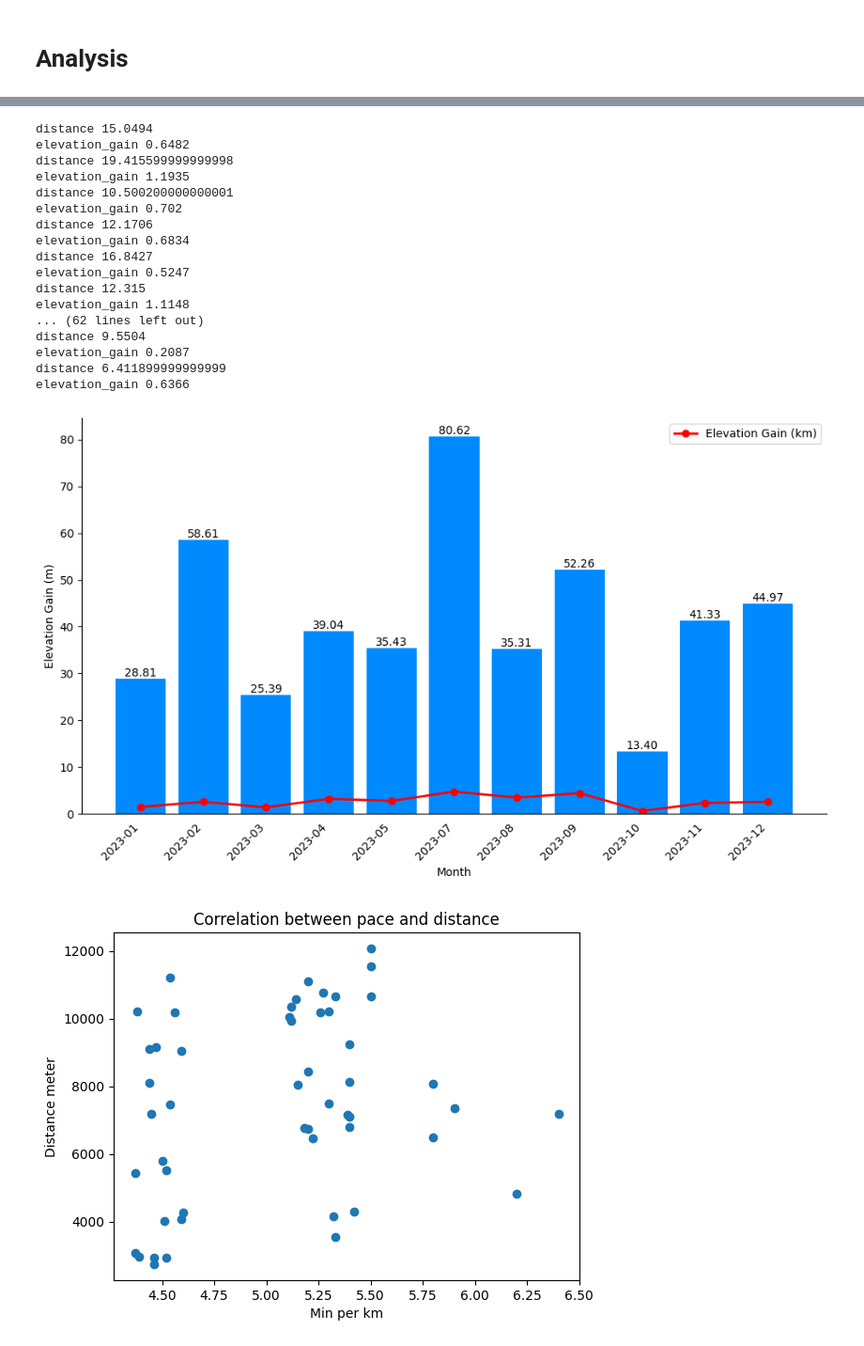
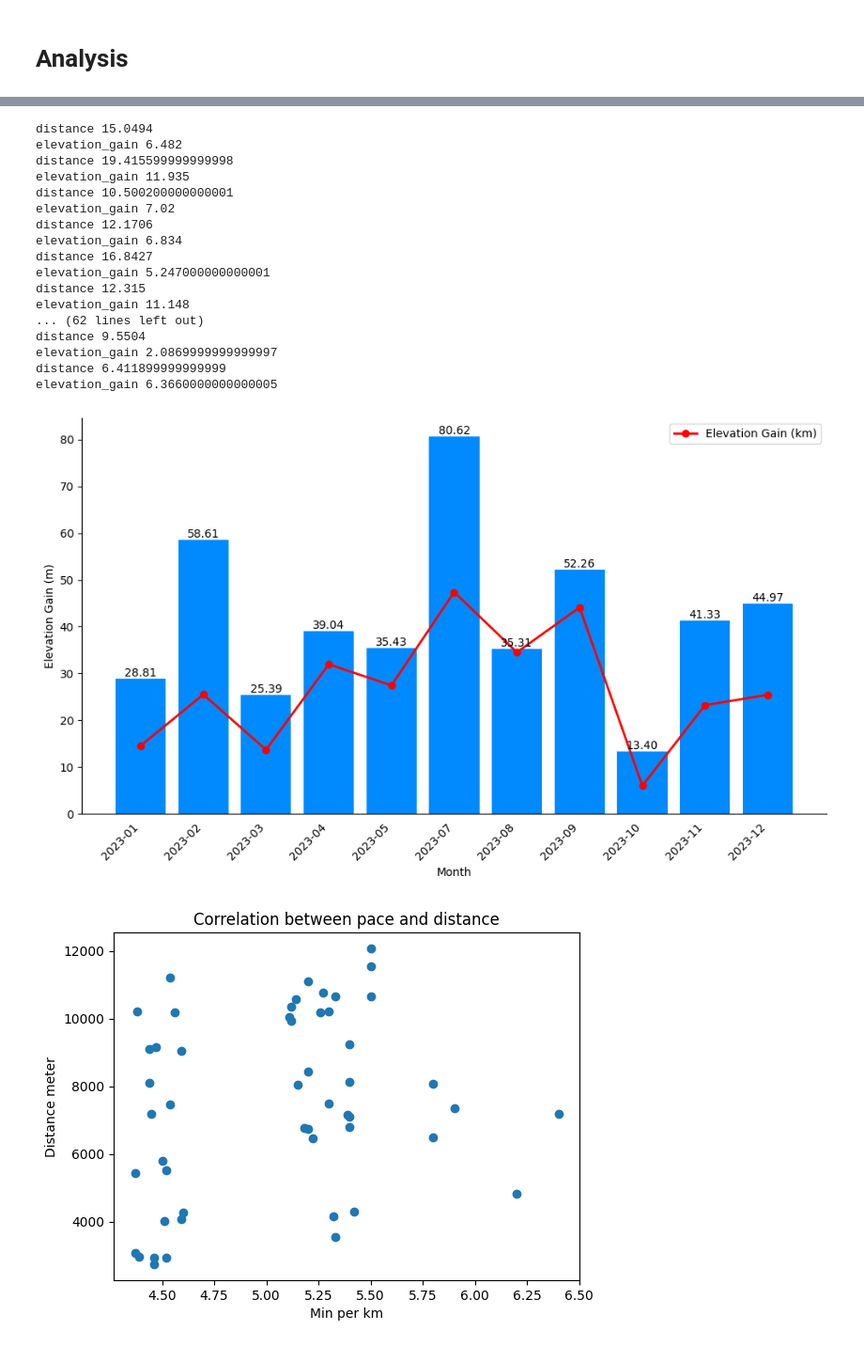
Before and after one commit to gianluca-fava/STRAVA_training_analysis, a Jupyter notebook: Analysis.ipynb, the cells around one changed output, grey strips where cells are left out. Shown at 94% size. Drawn from its saved outputs; the diff is of its cells as text; code cells hidden in the pictures.

```diff
--- a/Analysis.ipynb
+++ b/Analysis.ipynb
@@ -138,19 +138,3 @@ map.get_root().html.add_child(folium.Element(legenda_html))
 map.save('map_polyline2.html')
 # %% [markdown]
 # Analysis
-# %%
-# Load data from the JSON file
-with open('Data/data_detailed.json') as f:
-    data = json.load(f)
-
-# Extract activity types
-list_activity = [activity['type'] for activity in data]
-
-# Count occurrences of each activity type
-activity_counts = Counter(list_activity)
-
-# Save the data to a JSON file
-with open('activity_data.json', 'w') as f:
-    json.dump(activity_counts, f)
-
-print(activity_counts)
@@ -185,25 +189,0 @@ Counter({'Hike': 4, 'Run': 3, 'WeightTraining': 1})
-# %%
-# this month activity
-f = open('Data/data_detailed.json')
-data_detailed = json.load(f)
-
-# Date of today
-current_date = datetime.now()
-
-list_activity = []
-
-for activity in data_detailed:
-
-    activity_date = datetime.strptime(activity['start_date'], "%Y-%m-%dT%H:%M:%SZ") # Convert date to a datetime object
-    if current_date.month == activity_date.month:
-        list_activity.append(activity['type'])
-
-
-activity_counts = Counter(list_activity)
-activities = list(activity_counts.keys())
-frequencies = list(activity_counts.values())
-
-plt.figure(figsize=(8, 8))
-plt.pie(frequencies, labels=activities, autopct='%1.1f%%', startangle=140)
-plt.show()
-plt.savefig('month_activity.pdf')
@@ -311,7 +222,7 @@ for activity in list_activity:
     activity_date = datetime.strptime(activity['start_date'], "%Y-%m-%dT%H:%M:%SZ")
     month_year = activity_date.strftime("%Y-%m")  # Extract the year and month as the key
     distance = activity['distance'] / 1000  # Convert distance from meters to kilometers
-    elevation_gain = activity['total_elevation_gain'] / 1000 # Elevation gain in meters
+    elevation_gain = activity['total_elevation_gain'] / 100 # Elevation gain in meters
     print('distance', distance)
     print('elevation_gain', elevation_gain)
     if month_year in monthly_distance:
@@ -341,42 +252,42 @@ for bar in bars:
 
 plt.xlabel('Month')
 plt.ylabel('Kilometers Hike')
 plt.xticks(rotation=45, ha='right')
 plt.gca().spines['top'].set_visible(False)
 plt.gca().spines['right'].set_visible(False)
 plt.gca().tick_params(axis='x', which='both', bottom=False, top=False)
 
 # Add a line plot for elevation gain
 plt.plot(months, elevation_gains, color='red', marker='o', linestyle='-', linewidth=2, label='Elevation Gain (km)')
 plt.ylabel('Elevation Gain (m)')
 plt.legend()
 
 plt.tight_layout()
 
 # Save the plot
 plt.savefig('Figure/km_month_hike.jpg', bbox_inches='tight')
 
 # Show the plot
 plt.show()
 # %% [output]
 distance 15.0494
-elevation_gain 0.6482
+elevation_gain 6.482
 distance 19.415599999999998
-elevation_gain 1.1935
+elevation_gain 11.935
 distance 10.500200000000001
-elevation_gain 0.702
+elevation_gain 7.02
 distance 12.1706
-elevation_gain 0.6834
+elevation_gain 6.834
 distance 16.8427
-elevation_gain 0.5247
+elevation_gain 5.247000000000001
 distance 12.315
-elevation_gain 1.1148
+elevation_gain 11.148
 ... (62 lines left out)
 distance 9.5504
-elevation_gain 0.2087
+elevation_gain 2.0869999999999997
 distance 6.411899999999999
-elevation_gain 0.6366
+elevation_gain 6.3660000000000005
-[figure, old version]
+[figure, new version]
 # %%
 # My focus will be on running
 # I want to know average of km done in a session (there's no average time in downloaded data)
```
Also changed, not shown: parts of 4 cells of this notebook, 11 other files.
